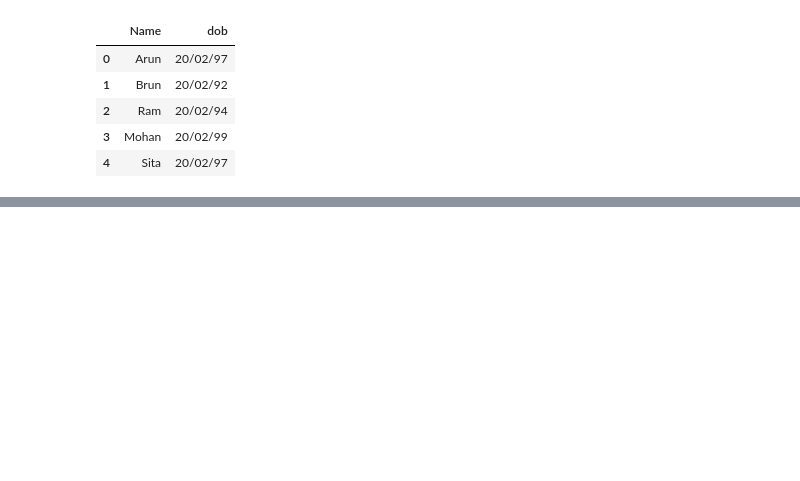
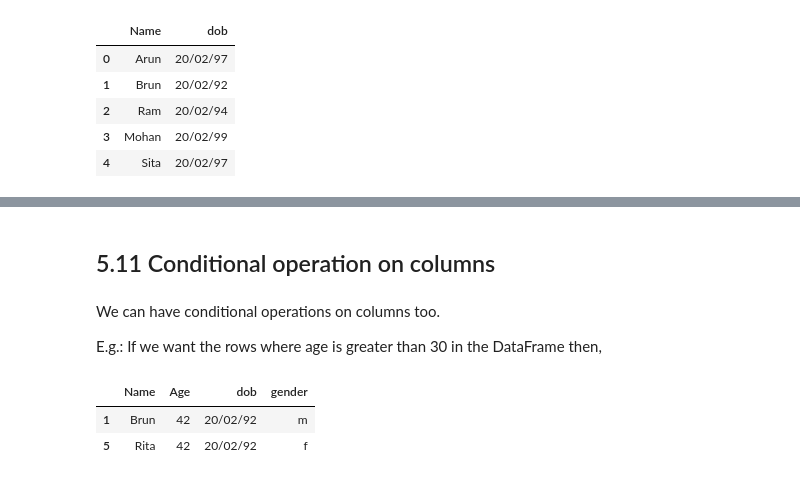
Before and after one commit to chitranjanit/dirty-your-hands-on-ml, a Jupyter notebook: ml-base/pandas/ex-1 ( Crating dataframe using directionary data ).ipynb, the cells around one changed output, grey strips where cells are left out. Cells and saved outputs as stored; diff of their text form; code cells hidden in the pictures; blank space fills up the shorter version.

```diff
--- a/ml-base/pandas/ex-1 ( Crating dataframe using directionary data ).ipynb
+++ b/ml-base/pandas/ex-1 ( Crating dataframe using directionary data ).ipynb
@@ -258,0 +322,12 @@ df[['Name','dob']].head()
+# %% [markdown]
+## 5.11 Conditional operation on columns
+# %% [markdown]
+We can have conditional operations on columns too.
+
+E.g.: If we want the rows where age is greater than 30 in the DataFrame then,
+# %%
+df[df['Age']>35]
+# %% [output]
+|  | Name | Age | dob | gender |
+| 1 | Brun | 42 | 20/02/92 | m |
+| 5 | Rita | 42 | 20/02/92 | f |
```
Also changed, not shown: parts of 40 cells of this notebook, 3 other files.
